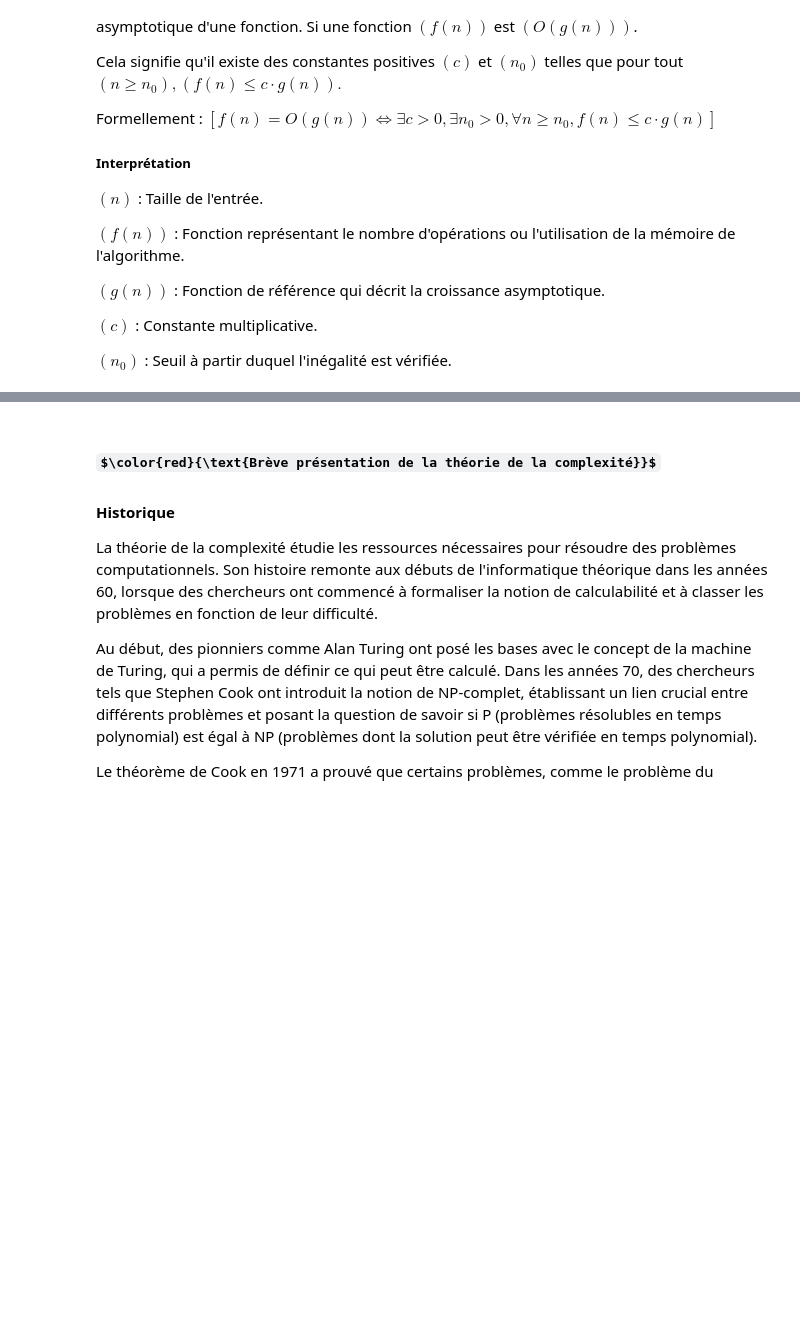
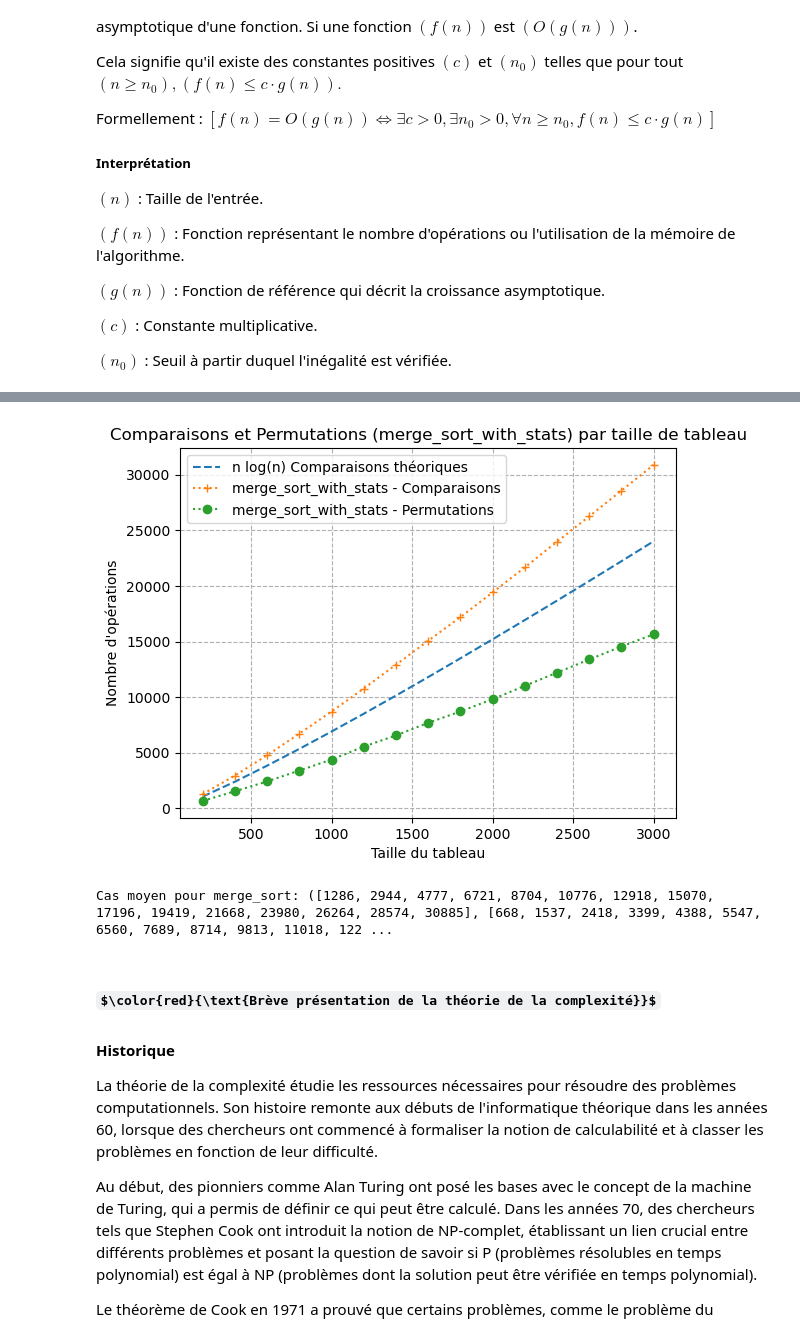
Before and after one commit to Nikoala4/IT4A, a Jupyter notebook: IT4A_Complexity_Project.ipynb, the cells around one changed output, grey strips where cells are left out. Cells and saved outputs as stored; diff of their text form; code cells hidden in the pictures; some formulas as TeX source; blank space fills up the shorter version.

Commit message:
merge soooooort

```diff
--- a/IT4A_Complexity_Project.ipynb
+++ b/IT4A_Complexity_Project.ipynb
@@ -892,3 +800,10 @@ $( n_0 )$ : Seuil à partir duquel l'inégalité est vérifiée.
+# %%
+cas_moyen_merge_sort = calculer_cas_moyen_avec_stats(merge_sort_with_stats, type_donnees='random')
+
+print(f"Cas moyen pour merge_sort: {cas_moyen_merge_sort}")
+# %% [output]
+[figure, added]
+Cas moyen pour merge_sort: ([1286, 2944, 4777, 6721, 8704, 10776, 12918, 15070, 17196, 19419, 21668, 23980, 26264, 28574, 30885], [668, 1537, 2418, 3399, 4388, 5547, 6560, 7689, 8714, 9813, 11018, 122 ...
 # %% [markdown]
 ## $\color{red}{\text{Brève présentation de la théorie de la complexité}}$
 
```
Also changed, not shown: parts of 9 cells of this notebook.
